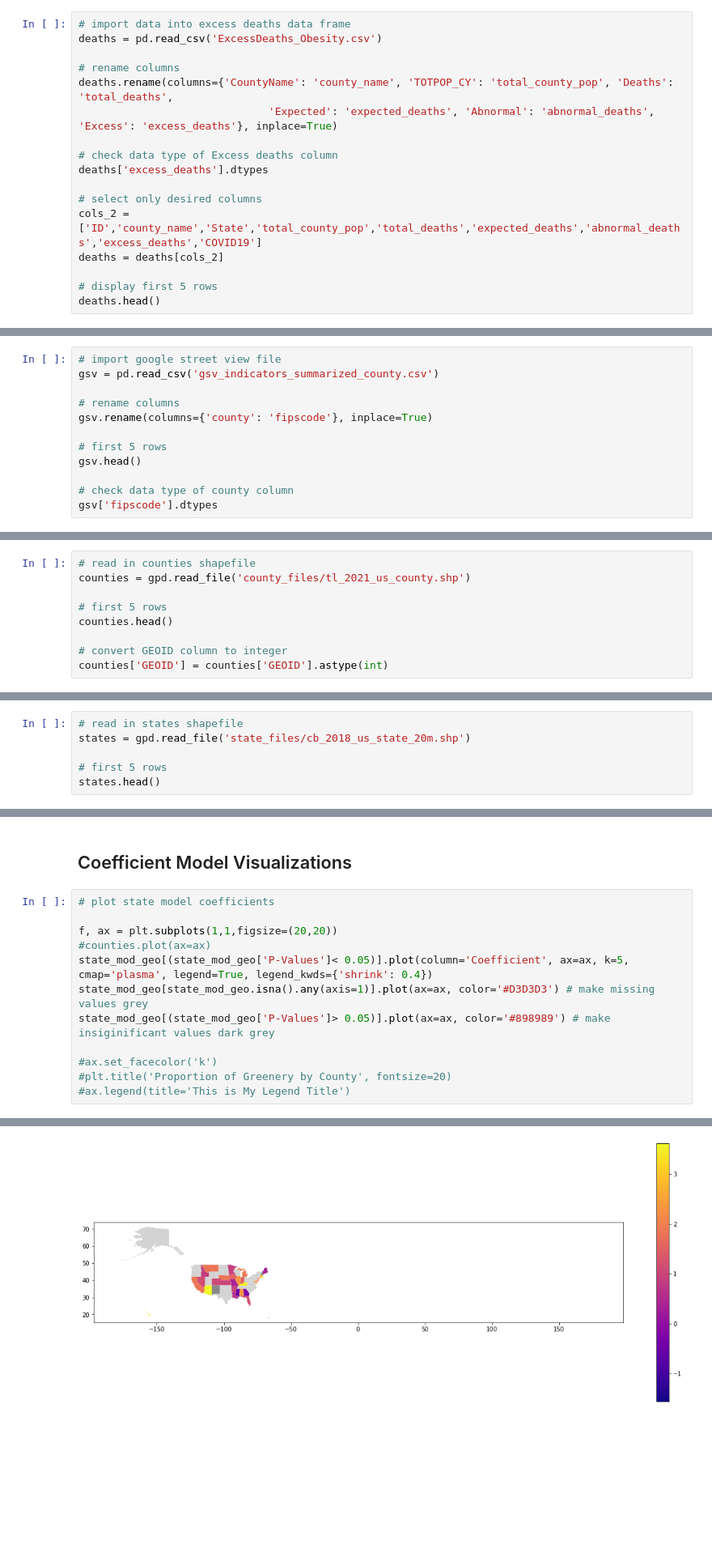
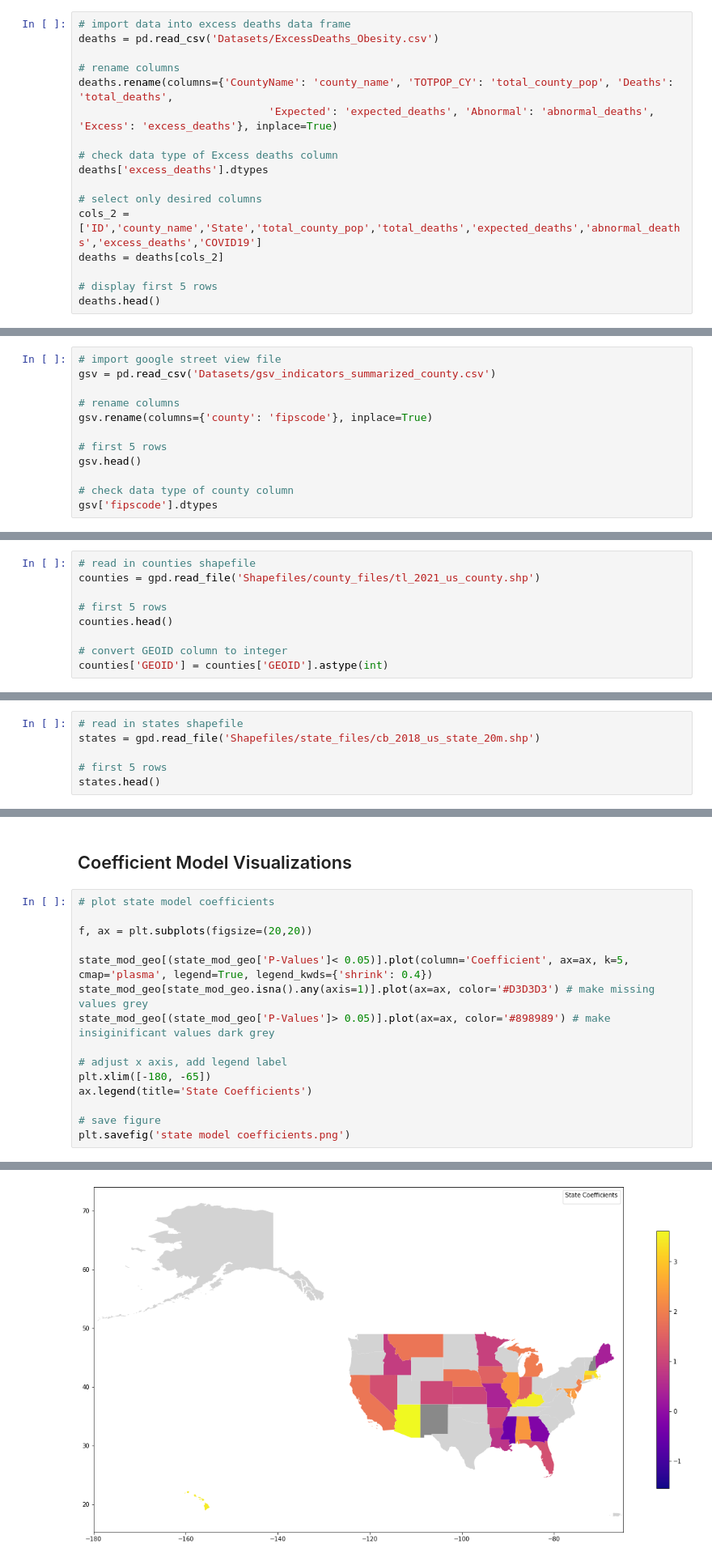
Before and after one commit to lkingston1/Kingston_MnM4SDS_project, a Jupyter notebook: Final Project.ipynb, the cells around one changed output, grey strips where cells are left out. Shown at 81% size. Cells and saved outputs as stored; diff of their text form; blank space fills up the shorter version.

```diff
--- a/Final Project.ipynb
+++ b/Final Project.ipynb
@@ -86,7 +86,7 @@ dtype: object
 ### Load Excess Deaths Data
 # %%
 # import data into excess deaths data frame
-deaths = pd.read_csv('ExcessDeaths_Obesity.csv')
+deaths = pd.read_csv('Datasets/ExcessDeaths_Obesity.csv')
 
 # rename columns
 deaths.rename(columns={'CountyName': 'county_name', 'TOTPOP_CY': 'total_county_pop', 'Deaths': 'total_deaths',
@@ -113,7 +113,7 @@ dtype('int64')
 ### Load Google Street View Features Data
 # %%
 # import google street view file
-gsv = pd.read_csv('gsv_indicators_summarized_county.csv')
+gsv = pd.read_csv('Datasets/gsv_indicators_summarized_county.csv')
 
 # rename columns
 gsv.rename(columns={'county': 'fipscode'}, inplace=True)
@@ -135,7 +135,7 @@ dtype('int64')
 ### Load County Shapefile
 # %%
 # read in counties shapefile
-counties = gpd.read_file('county_files/tl_2021_us_county.shp')
+counties = gpd.read_file('Shapefiles/county_files/tl_2021_us_county.shp')
 
 # first 5 rows
 counties.head()
@@ -185,7 +178,7 @@ MSA.head()
 ### Load State Shapefile
 # %%
 # read in states shapefile
-states = gpd.read_file('state_files/cb_2018_us_state_20m.shp')
+states = gpd.read_file('Shapefiles/state_files/cb_2018_us_state_20m.shp')
 
 # first 5 rows
 states.head()
@@ -685,15 +812,18 @@ state_mod_geo.head(20)
 # %%
 # plot state model coefficients
 
-f, ax = plt.subplots(1,1,figsize=(20,20))
-#counties.plot(ax=ax)
+f, ax = plt.subplots(figsize=(20,20))
+
 state_mod_geo[(state_mod_geo['P-Values']< 0.05)].plot(column='Coefficient', ax=ax, k=5, cmap='plasma', legend=True, legend_kwds={'shrink': 0.4})
 state_mod_geo[state_mod_geo.isna().any(axis=1)].plot(ax=ax, color='#D3D3D3') # make missing values grey
 state_mod_geo[(state_mod_geo['P-Values']> 0.05)].plot(ax=ax, color='#898989') # make insiginificant values dark grey
 
-#ax.set_facecolor('k')
-#plt.title('Proportion of Greenery by County', fontsize=20)
-#ax.legend(title='This is My Legend Title')
+# adjust x axis, add legend label
+plt.xlim([-180, -65])
+ax.legend(title='State Coefficients')
+
+# save figure
+plt.savefig('state model coefficients.png')
 # %% [output]
 <AxesSubplot:>
 <AxesSubplot:>
@@ -701 +834 @@ state_mod_geo[(state_mod_geo['P-Values']> 0.05)].plot(ax=ax, color='#898989') #
-[figure, old version]
+[figure, new version]
```
Also changed, not shown: parts of 53 cells of this notebook, 33 other files.
